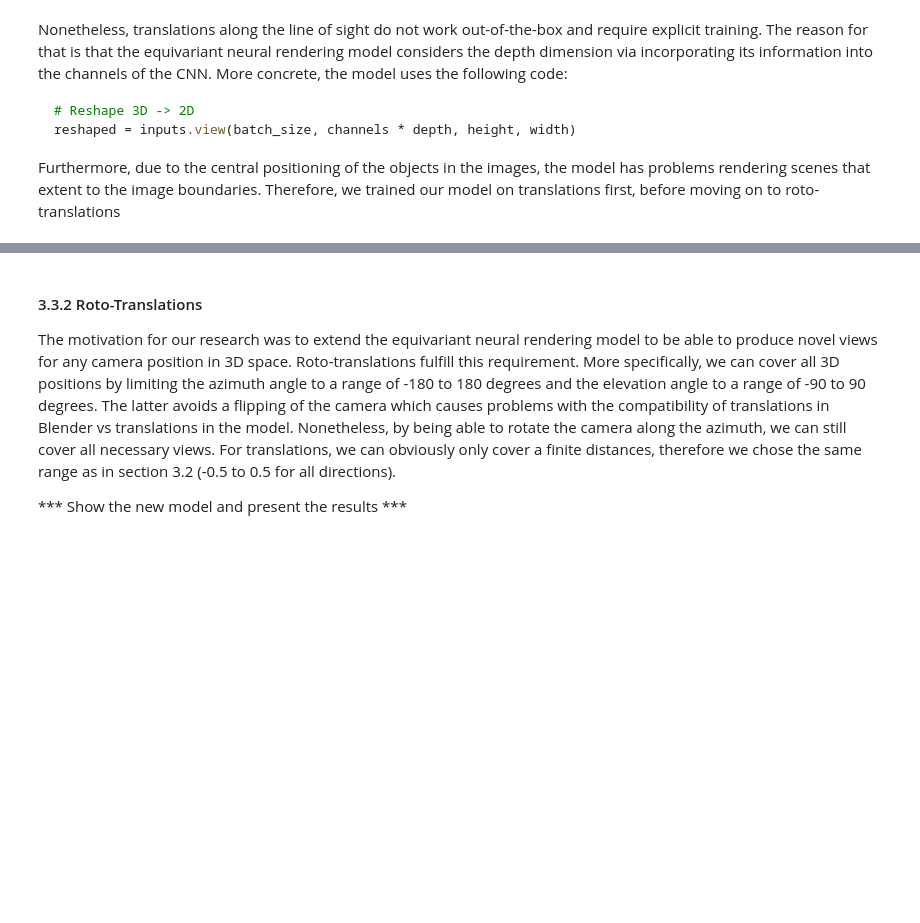
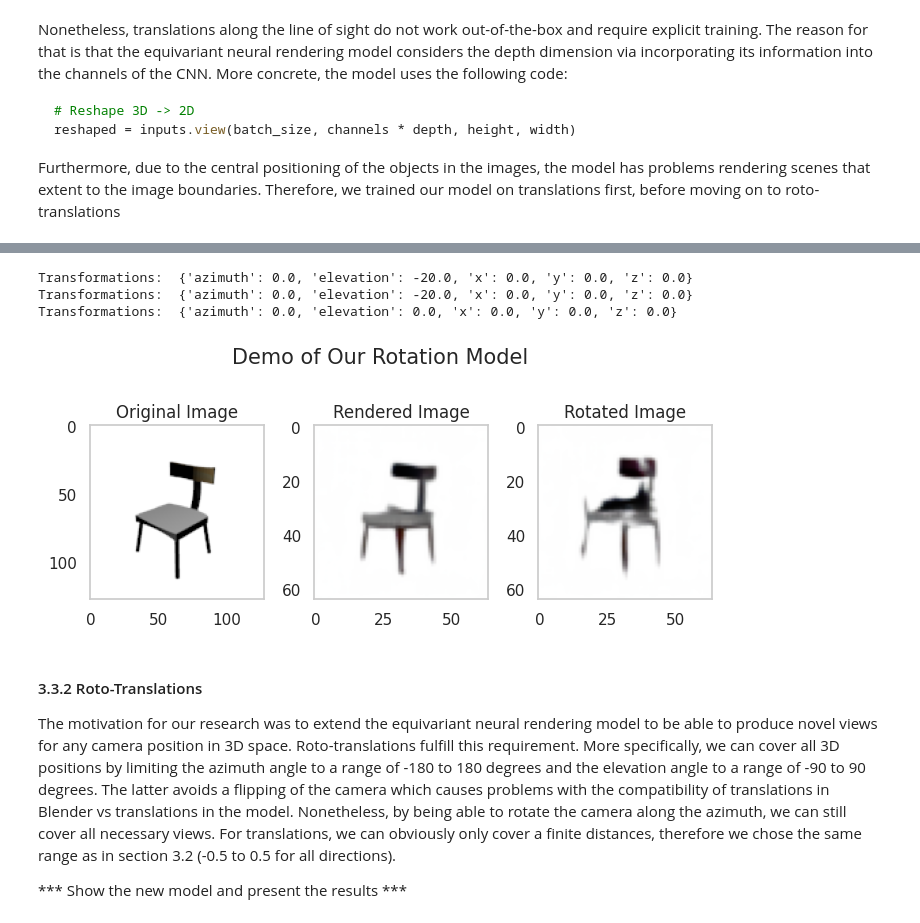
Before and after one commit to elidub/equiv-neural-rendering, a Jupyter notebook: EquivariantNR.ipynb, the cells around one changed output, grey strips where cells are left out. Cells and saved outputs as stored; diff of their text form; code cells hidden in the pictures; blank space fills up the shorter version.

Commit message:
Notebook - added downscaling to enable demo of our model

```diff
--- a/EquivariantNR.ipynb
+++ b/EquivariantNR.ipynb
@@ -453,3 +446,83 @@ plt.tight_layout()
+# %%
+""" DEMO: We are currently downsampling the image but lose quite a bit of the image quality doing this,
+    might be why the model appears to perform a bit shady (check this later)
+"""
+
+# ---------------------------------------------------------
+# Loading the original image
+# ---------------------------------------------------------
+# Load trained chairs modellocal_path
+model_path = '/train_results/2023-05-14_16-54_trans_lr2e-4/best_model.pt'
+
+# You can also try loading other examples (e.g. 'chair1.png')
+img_path  = '/imgs/example-data/chair4.png'
+
+# Load trained chairs modellocal_path
+path = local_path + model_path
+model = load_model(path).to(device)
+
+# You can also try loading other examples (e.g. 'chair1.png')
+path  = local_path + img_path
+original_img = plt.imread(path)
+
+# ---------------------------------------------------------
+# Downsample image
+# ---------------------------------------------------------
+
+# Convert image to tensor and add batch dimension
+
+res_img = cv2.resize(original_img, dsize=(64, 64), interpolation=cv2.INTER_AREA)
+img_source = ToTensor()(res_img)
+img_source = img_source.unsqueeze(0).to(device)
+
+# ---------------------------------------------------------
+# Render original image without transformations
+# ---------------------------------------------------------
+
+
+# Infer scene representation
+scene = model.inverse_render(img_source)
+
+# We can render the scene representation without rotating it
+rendered = model.render(scene)
+rendered_img = tensor_to_image(rendered.detach())
+
+
+# ---------------------------------------------------------
+# Transform and render image
+# ---------------------------------------------------------
+transformations = transformation_dict(0., 0., 0., 0., 0.)
+
+# Rotate scene
+rotations = transformation_dict(azimuth = transformations['azimuth'], elevation = transformations['elevation'])
+roto_scene = rotate_scene(model, scene, rotations)
+
+
+# Translate Scene
+translations = transformation_dict(x = transformations['x'],
+                                   y = transformations['y'],
+                                   z = transformations['z'])
+trans_scene = rotate_scene(model, scene, translations)
+
+# Roto-Translate Scene
+roto_trans_scene = rotate_scene(model, scene, transformations)
+
+
+images = [original_img, rendered_img, roto_scene]
+keys = ['Original Image', 'Rendered Image', 'Rotated Image']
+
+# Plot without transformations
+
+# Plot with transformations
+fig = plot_images(images, keys, fsize = (7, 3))
+plt.tight_layout()
+fig.suptitle('Demo of Our Rotation Model', size = 15)
+fig.subplots_adjust(top=0.8)
+# %% [output]
+Transformations:  {'azimuth': 0.0, 'elevation': -20.0, 'x': 0.0, 'y': 0.0, 'z': 0.0}
+Transformations:  {'azimuth': 0.0, 'elevation': -20.0, 'x': 0.0, 'y': 0.0, 'z': 0.0}
+Transformations:  {'azimuth': 0.0, 'elevation': 0.0, 'x': 0.0, 'y': 0.0, 'z': 0.0}
+[figure, added]
 # %% [markdown]
 #### 3.3.2 Roto-Translations
 
```
Also changed, not shown: parts of 5 cells of this notebook.
